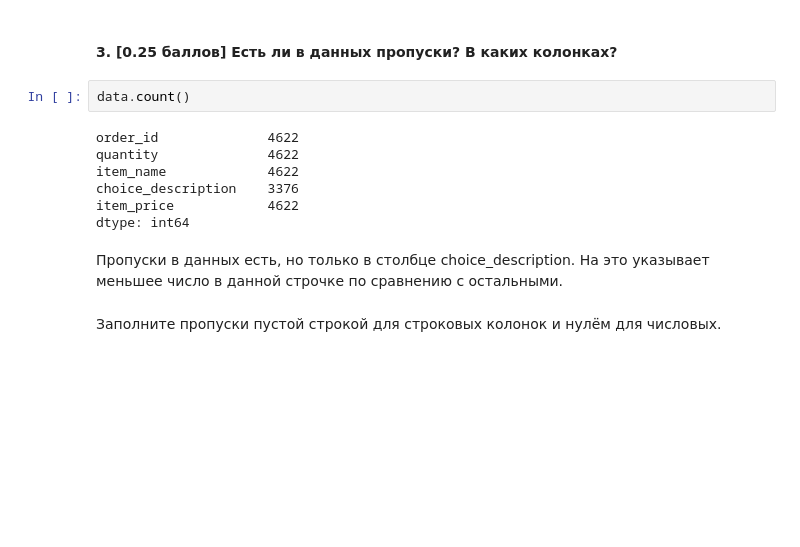
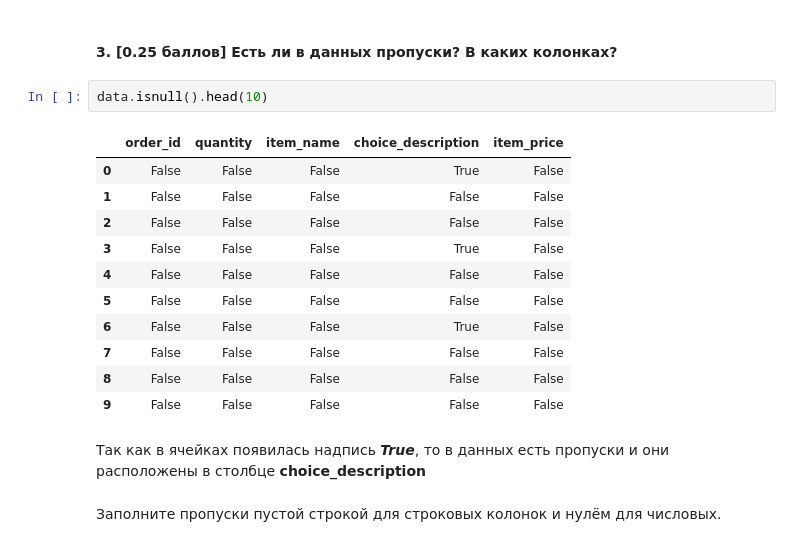
Before and after one commit to hse-mlearn/ha-01-Anasteisha24, a Jupyter notebook: homework-practice-01.ipynb, the cells around one changed output. Cells and saved outputs as stored; diff of their text form; blank space fills up the shorter version.

```diff
--- a/homework-practice-01.ipynb
+++ b/homework-practice-01.ipynb
@@ -135,17 +135,22 @@ len(data.groupby('item_name').count())
 50
 # %% [markdown]
 #### 3. [0.25 баллов] Есть ли в данных пропуски? В каких колонках?
-# %%
-data.count()
-# %% [output]
-order_id              4622
-quantity              4622
-item_name             4622
-choice_description    3376
-item_price            4622
-dtype: int64
-# %% [markdown]
-Пропуски в данных есть, но только в столбце choice_description. На это указывает меньшее число в данной строчке по сравнению с остальными.
+# %%
+data.isnull().head(10)
+# %% [output]
+|  | order_id | quantity | item_name | choice_description | item_price |
+| 0 | False | False | False | True | False |
+| 1 | False | False | False | False | False |
+| 2 | False | False | False | False | False |
+| 3 | False | False | False | True | False |
+| 4 | False | False | False | False | False |
+| 5 | False | False | False | False | False |
+| 6 | False | False | False | True | False |
+| 7 | False | False | False | False | False |
+| 8 | False | False | False | False | False |
+| 9 | False | False | False | False | False |
+# %% [markdown]
+Так как в ячейках появилась надпись **_True_**, то в данных есть пропуски и они расположены в столбце **choice_description**
 # %% [markdown]
 Заполните пропуски пустой строкой для строковых колонок и нулём для числовых.
 # %%
```
Also changed, not shown: parts of 15 cells of this notebook.
